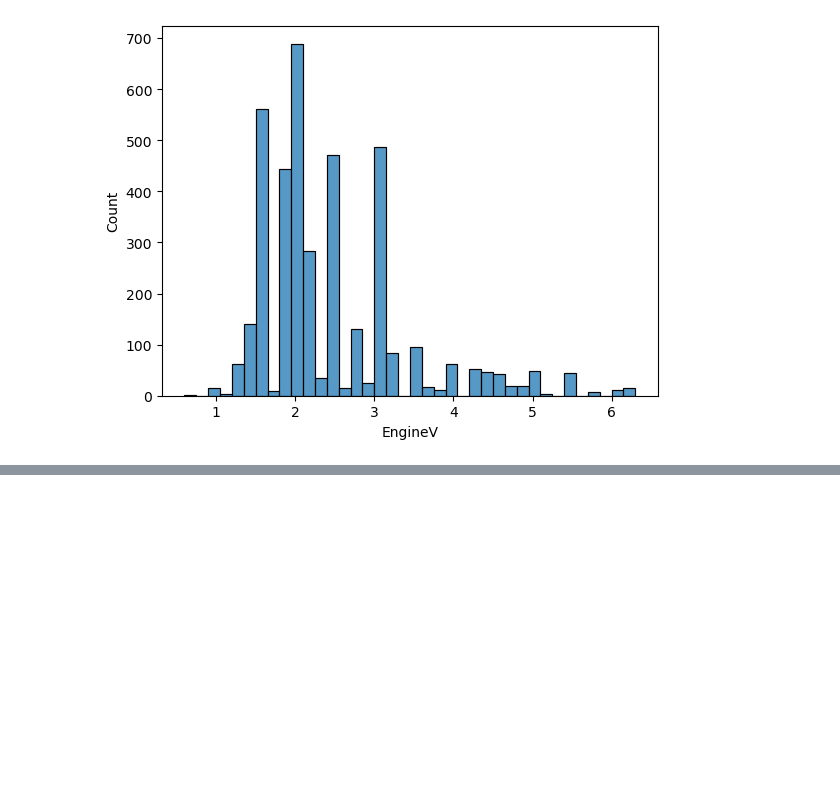
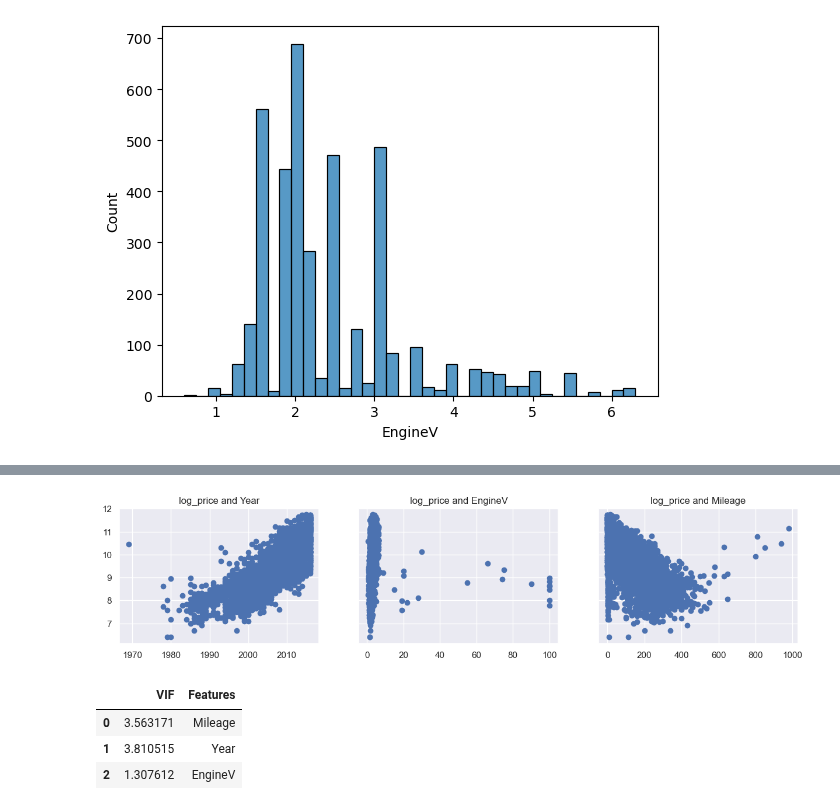
Before and after one commit to Shreetam12345/Linear-Regression, a Jupyter notebook: Linear_Regression-checkpoint.ipynb, the cells around one changed output, grey strips where cells are left out. Drawn from its saved outputs; the diff is of its cells as text; code cells hidden in the pictures; blank space fills up the shorter version.

Commit message:
Clean data and used VIF

```diff
--- a/Linear_Regression-checkpoint.ipynb
+++ b/Linear_Regression-checkpoint.ipynb
@@ -1,6 +1,11 @@
 # %%
+import numpy as np
 import pandas as pd
+import statsmodels.api as sm
+import matplotlib.pyplot as plt
+from sklearn.linear_model import LinearRegression
 import seaborn as sns
+sns.set()
 # %%
 df=pd.read_csv("user_courses_review_test_set.csv")
 df.head(10)
@@ -116,3 +121,7 @@ sns.histplot(data2['EngineV'])
 # %% [output]
 <Axes: xlabel='EngineV', ylabel='Count'>
 [figure]
+# %%
+log_price=np.log(data1['Price'])
+data1['log_price']=log_price
+data1.head(5)
@@ -118,0 +140,3 @@ sns.histplot(data2['EngineV'])
+# %%
+data_cleaned=data1.drop(['Price'],axis=1)
+data_cleaned.head()
@@ -118,0 +150,27 @@ sns.histplot(data2['EngineV'])
+# %%
+f, (ax1, ax2, ax3) = plt.subplots(1, 3, sharey=True, figsize =(15,3))
+ax1.scatter(data_cleaned['Year'],data_cleaned['log_price'])
+ax1.set_title('log_price and Year')
+ax2.scatter(data_cleaned['EngineV'],data_cleaned['log_price'])
+ax2.set_title('log_price and EngineV')
+ax3.scatter(data_cleaned['Mileage'],data_cleaned['log_price'])
+ax3.set_title('log_price and Mileage')
+
+
+plt.show()
+# %% [output]
+[figure, added]
+# %%
+from statsmodels.stats.outliers_influence import variance_inflation_factor
+variables = data_cleaned[['Mileage','Year','EngineV']]
+variables = variables.replace([np.inf, -np.inf], np.nan)
+variables = variables.dropna()
+vif = pd.DataFrame()
+vif["VIF"] = [variance_inflation_factor(variables.values, i) for i in range(variables.shape[1])]
+vif["Features"] = variables.columns
+vif
+# %% [output]
+|  | VIF | Features |
+| 0 | 3.563171 | Mileage |
+| 1 | 3.810515 | Year |
+| 2 | 1.307612 | EngineV |
```
Also changed, not shown: parts of 2 cells of this notebook.
